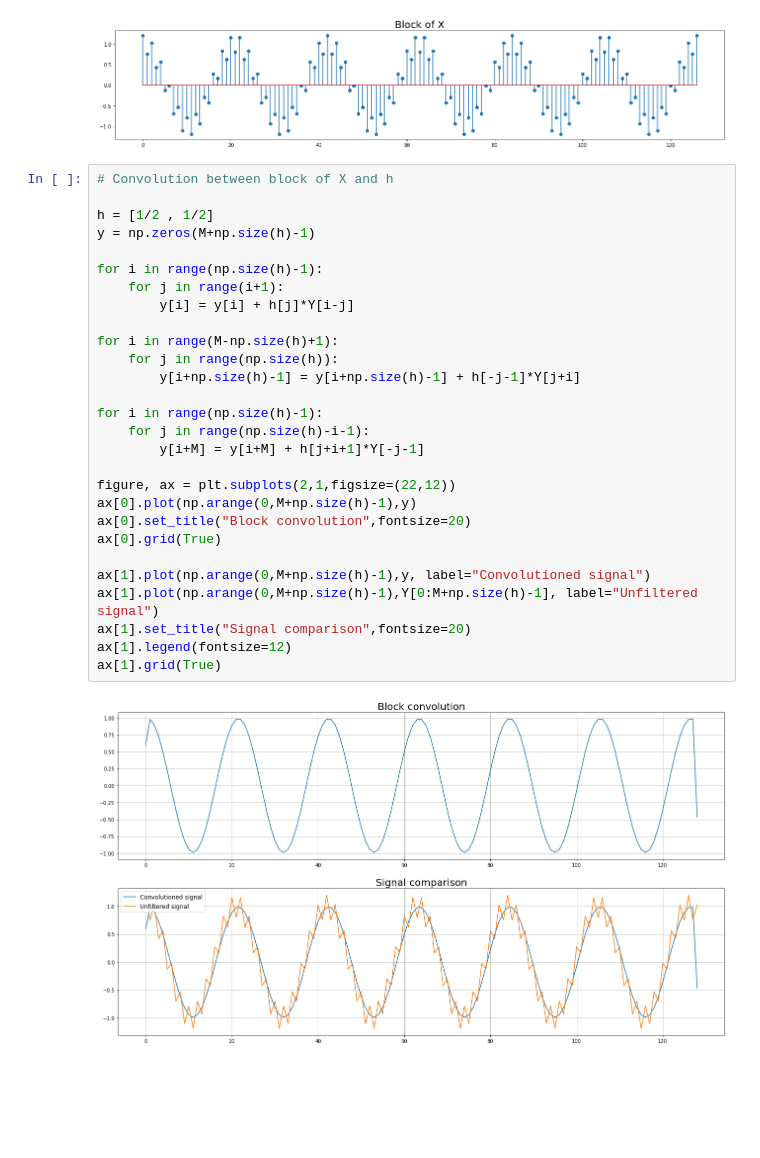
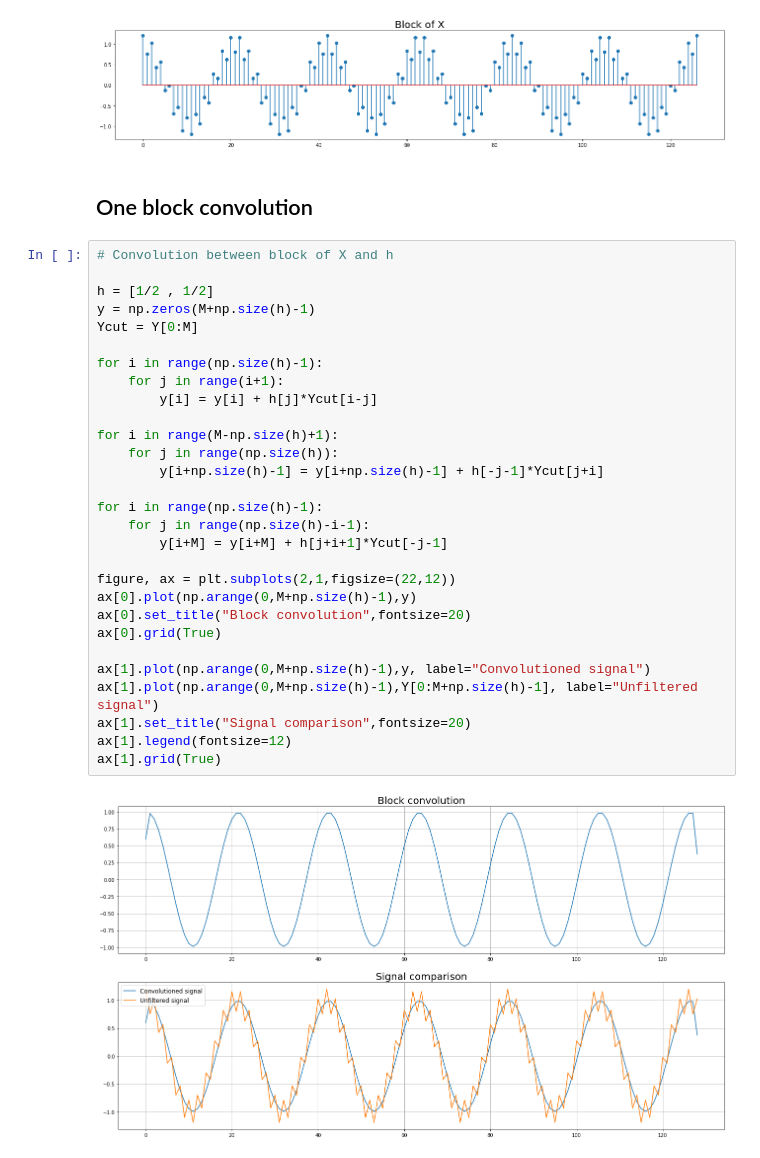
Before and after one commit to CaioRodrigues200/Signal_Processing, a Jupyter notebook: Atividades/Atv1.ipynb, the cells around one changed output. Drawn from its saved outputs; the diff is of its cells as text; blank space fills up the shorter version.

```diff
--- a/Atividades/Atv1.ipynb
+++ b/Atividades/Atv1.ipynb
@@ -23,33 +23,36 @@ plt.title("Block of X", fontsize=20)
 # %% [output]
 Text(0.5, 1.0, 'Block of X')
 [figure]
+# %% [markdown]
+## One block convolution
 # %%
 # Convolution between block of X and h
 
 h = [1/2 , 1/2]
 y = np.zeros(M+np.size(h)-1)
+Ycut = Y[0:M]
 
 for i in range(np.size(h)-1):
     for j in range(i+1):
-        y[i] = y[i] + h[j]*Y[i-j]
+        y[i] = y[i] + h[j]*Ycut[i-j]
 
 for i in range(M-np.size(h)+1):
     for j in range(np.size(h)):
-        y[i+np.size(h)-1] = y[i+np.size(h)-1] + h[-j-1]*Y[j+i]
+        y[i+np.size(h)-1] = y[i+np.size(h)-1] + h[-j-1]*Ycut[j+i]
 
 for i in range(np.size(h)-1):
     for j in range(np.size(h)-i-1):
-        y[i+M] = y[i+M] + h[j+i+1]*Y[-j-1]
+        y[i+M] = y[i+M] + h[j+i+1]*Ycut[-j-1]
 
 figure, ax = plt.subplots(2,1,figsize=(22,12))
 ax[0].plot(np.arange(0,M+np.size(h)-1),y)
 ax[0].set_title("Block convolution",fontsize=20)
 ax[0].grid(True)
 
 ax[1].plot(np.arange(0,M+np.size(h)-1),y, label="Convolutioned signal")
 ax[1].plot(np.arange(0,M+np.size(h)-1),Y[0:M+np.size(h)-1], label="Unfiltered signal")
 ax[1].set_title("Signal comparison",fontsize=20)
 ax[1].legend(fontsize=12)
 ax[1].grid(True)
 # %% [output]
-[figure, old version]
+[figure, new version]
```
Also changed, not shown: parts of 2 cells of this notebook.
